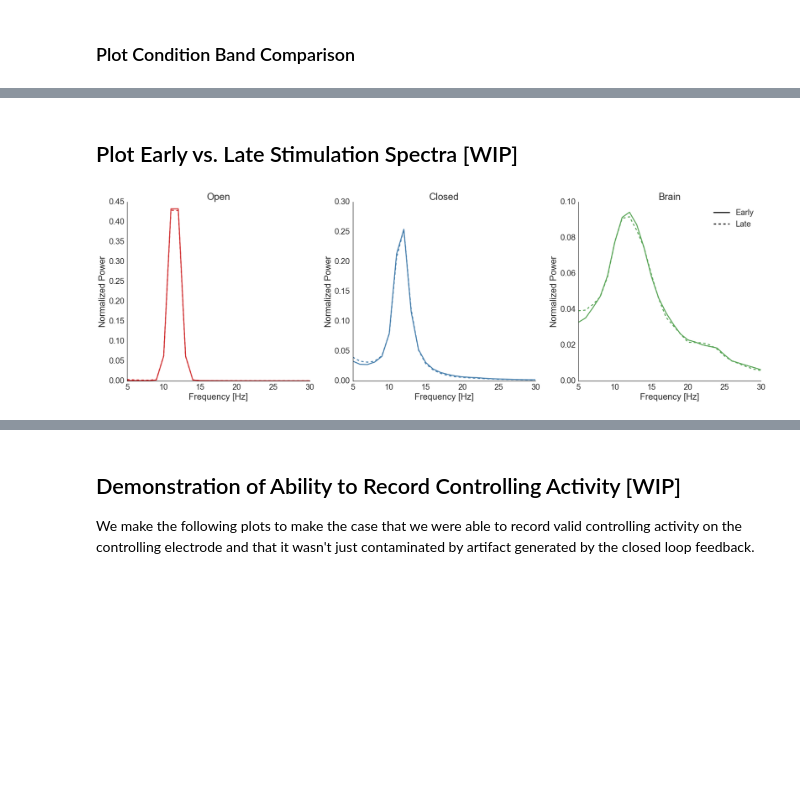
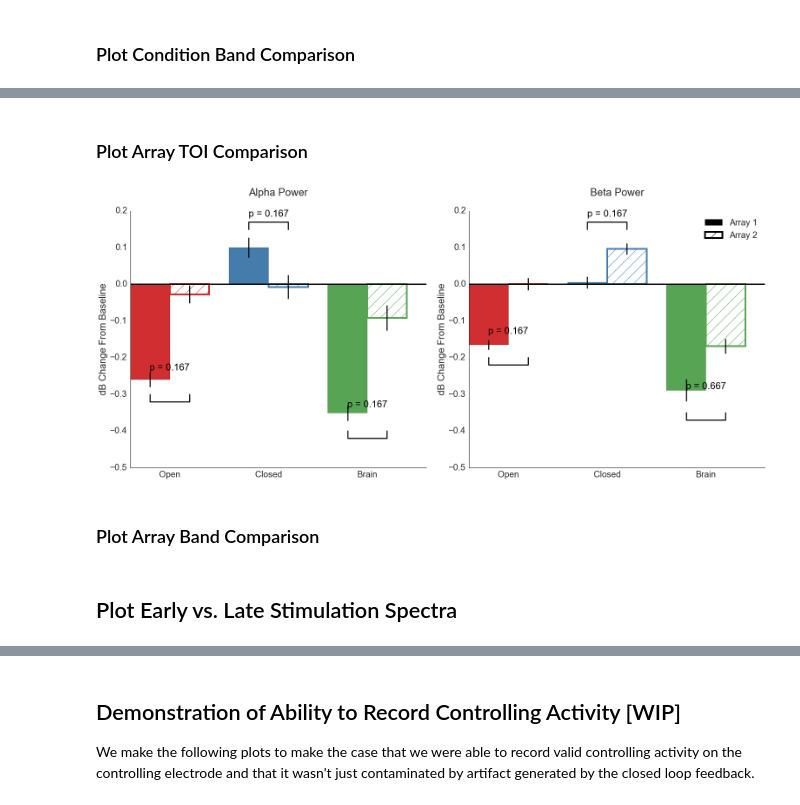
Before and after one commit to mghneurotherapeutics/GalileoTACS, a Jupyter notebook: code/galileoTACS_analysis.ipynb, the cells around one changed output, grey strips where cells are left out. Drawn from its saved outputs; the diff is of its cells as text; code cells hidden in the pictures; blank space fills up the shorter version.

```diff
--- a/code/galileoTACS_analysis.ipynb
+++ b/code/galileoTACS_analysis.ipynb
@@ -423,0 +451,15 @@ fig.savefig('./plots/main_experiment/main_condition_toi_comparison.png')
+# %% [markdown]
+### Plot Array TOI Comparison
+# %%
+from plotting import plot_array_toi_comparison
+
+%matplotlib inline
+
+fig = plot_array_toi_comparison('main')
+
+fig.savefig('../plots/main_experiment/main_array_toi_comparison.png')
+fig.show()
+# %% [output]
+[figure, added]
+# %% [markdown]
+### Plot Array Band Comparison
@@ -424,64 +475,2 @@ fig.savefig('./plots/main_experiment/main_condition_toi_comparison.png')
 # %% [markdown]
-## Plot Early vs. Late Stimulation Spectra [WIP]
+## Plot Early vs. Late Stimulation Spectra
-# %%
-import numpy as np
-import os, glob, re
-import pylab as plt
-import seaborn as sns
-
-sns.set(style="white", font_scale=2, rc={"lines.linewidth": 2.5})
-COLORS = sns.color_palette("Set1", n_colors=10, desat=.8)
-plt.close('all')
-
-indices = {'Early': (0, 5), 'Late': (5, 10)}
-conditions = ['Open', 'Closed', 'Brain']
-colors = COLORS[:3]
-linestyles=['-', '--']
-
-f, axs = plt.subplots(1, 3, figsize=(24, 8))
-
-for i, condition in enumerate(conditions):
-
-    ax = axs[i]
-    fnames = sorted(glob.glob("./power/raw/ns2*%s*_raw_power.npz" % condition))
-    fnames = [f for f in fnames if 'saline' not in f]
-
-    tmp = np.load(fnames[0])
-    times = tmp['times']
-    chs = tmp['chs']
-    freqs = tmp['freqs']
-
-    # Collect Date Data Within Conditions
-    raw_power = [np.load(f)['data'] for f in fnames]
-    raw_power = np.concatenate(raw_power, axis=0)
-
-    arr_ix = [ix for ix in np.arange(len(chs)) if 'elec1-83' not in chs[ix] and 'elec1-84' not in chs[ix]]
-    arr_data = raw_power.mean(axis=0)
-    arr_data = arr_data[arr_ix, :, :].mean(axis=0)
-
-    for j, time_period in enumerate(['Early', 'Late']):
-
-        # Crop out period of interest
-        time_mask = np.where(np.logical_and(times >= indices[time_period][0],
-                                            times <= indices[time_period][1]))
-
-        data = arr_data[:, time_mask].mean(axis=-1)
-        data = data / data.sum()
-
-        ax.plot(freqs, data, color=colors[i], linestyle=linestyles[j])
-
-    ax.set_title(condition)
-    if i == 2:
-        ax.legend(['Early', 'Late'])
-        leg = ax.get_legend()
-        leg.legendHandles[0].set_color('black')
-        leg.legendHandles[1].set_color('black')
-    ax.set_xlabel('Frequency [Hz]')
-    ax.set_ylabel('Normalized Power')
-
-plt.tight_layout()
-sns.despine()
-plt.savefig('./plots/main_experiment/main_early_vs_late_stimulation_spectrum.png')
-plt.show()
-# %% [output]
-[figure, removed]
```
Also changed, not shown: parts of 9 cells of this notebook, 8 other files.
